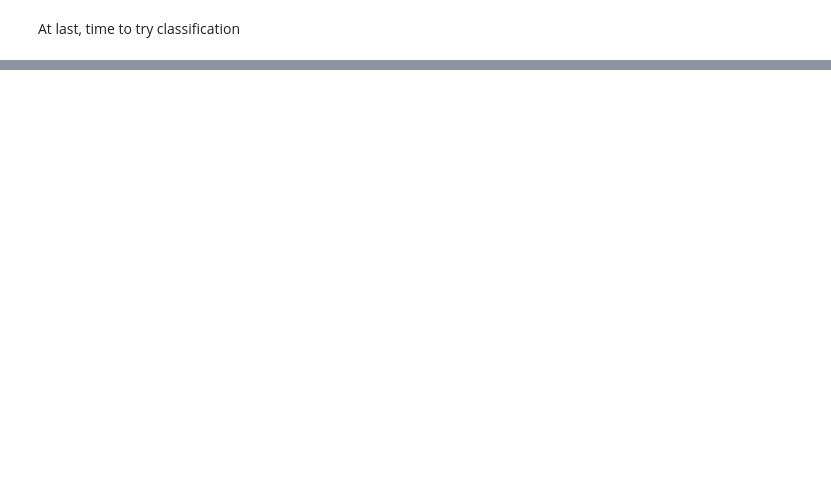
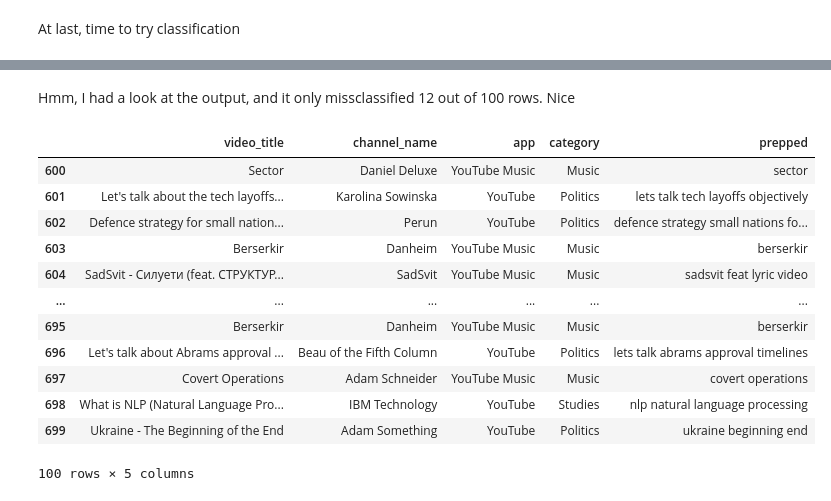
Before and after one commit to SanAntonik/yt_activity_analysis, a Jupyter notebook: classify.ipynb, the cells around one changed output, grey strips where cells are left out. Saved outputs shown, nothing was run; the diff lists cells and outputs as text; code cells hidden in the pictures; blank space fills up the shorter version.

```diff
--- a/classify.ipynb
+++ b/classify.ipynb
@@ -535,0 +654,19 @@ Test Accuracy: 0.8083333333333333
+# %% [markdown]
+Hmm, I had a look at the output, and it only missclassified 12 out of 100 rows. Nice
+# %%
+tried_df = pd.read_csv("tried_600-700.csv", index_col=0)
+tried_df
+# %% [output]
+|  | video_title | channel_name | app | category | prepped |
+| 600 | Sector | Daniel Deluxe | YouTube Music | Music | sector |
+| 601 | Let's talk about the tech layoffs... | Karolina Sowinska | YouTube | Politics | lets talk tech layoffs objectively |
+| 602 | Defence strategy for small nation... | Perun | YouTube | Politics | defence strategy small nations fo... |
+| 603 | Berserkir | Danheim | YouTube Music | Music | berserkir |
+| 604 | SadSvit - Силуети (feat. СТРУКТУР... | SadSvit | YouTube Music | Music | sadsvit feat lyric video |
+| ... | ... | ... | ... | ... | ... |
+| 695 | Berserkir | Danheim | YouTube Music | Music | berserkir |
+| 696 | Let's talk about Abrams approval ... | Beau of the Fifth Column | YouTube | Politics | lets talk abrams approval timelines |
+| 697 | Covert Operations | Adam Schneider | YouTube Music | Music | covert operations |
+| 698 | What is NLP (Natural Language Pro... | IBM Technology | YouTube | Studies | nlp natural language processing |
+| 699 | Ukraine - The Beginning of the End | Adam Something | YouTube | Politics | ukraine beginning end |
+100 rows × 5 columns
```
Also changed, not shown: parts of 23 cells of this notebook.
